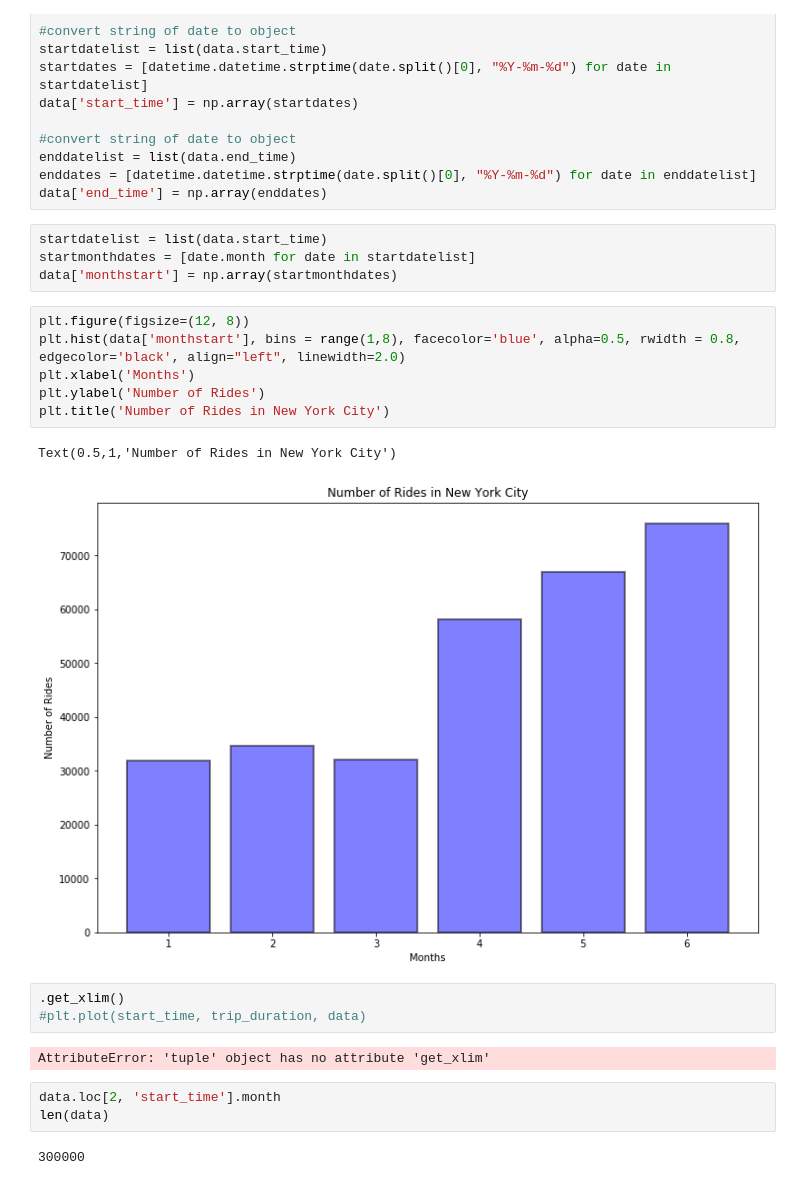
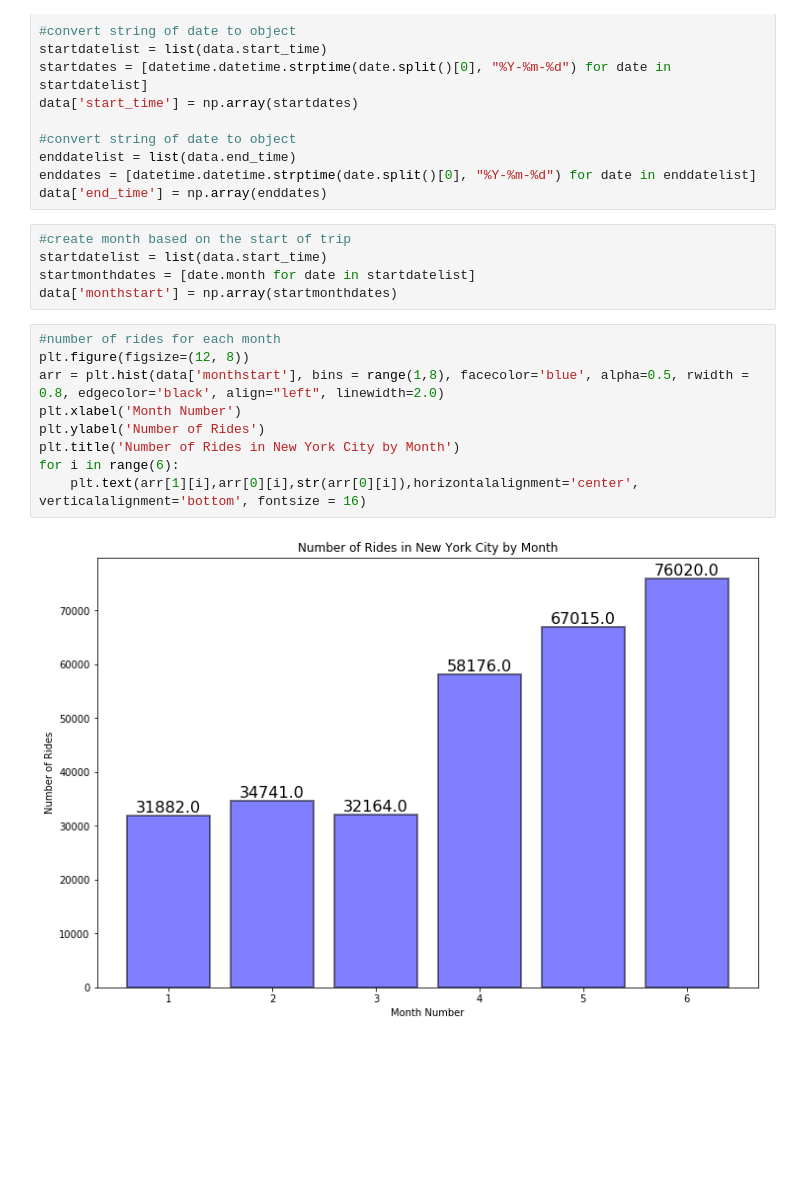
Before and after one commit to jacob-lu/info300final, a Jupyter notebook: Jacob Lu Exploration.ipynb, the cells around one changed output. Saved outputs shown, nothing was run; the diff lists cells and outputs as text; blank space fills up the shorter version.

Commit message:
updated graphs

```diff
--- a/Jacob Lu Exploration.ipynb
+++ b/Jacob Lu Exploration.ipynb
@@ -22,25 +23,18 @@ enddatelist = list(data.end_time)
 enddates = [datetime.datetime.strptime(date.split()[0], "%Y-%m-%d") for date in enddatelist]
 data['end_time'] = np.array(enddates)
 # %%
+#create month based on the start of trip
 startdatelist = list(data.start_time)
 startmonthdates = [date.month for date in startdatelist]
 data['monthstart'] = np.array(startmonthdates)
 # %%
+#number of rides for each month
 plt.figure(figsize=(12, 8))
-plt.hist(data['monthstart'], bins = range(1,8), facecolor='blue', alpha=0.5, rwidth = 0.8, edgecolor='black', align="left", linewidth=2.0)
-plt.xlabel('Months')
+arr = plt.hist(data['monthstart'], bins = range(1,8), facecolor='blue', alpha=0.5, rwidth = 0.8, edgecolor='black', align="left", linewidth=2.0)
+plt.xlabel('Month Number')
 plt.ylabel('Number of Rides')
-plt.title('Number of Rides in New York City')
+plt.title('Number of Rides in New York City by Month')
+for i in range(6):
+    plt.text(arr[1][i],arr[0][i],str(arr[0][i]),horizontalalignment='center', verticalalignment='bottom', fontsize = 16)
 # %% [output]
-Text(0.5,1,'Number of Rides in New York City')
-[figure, old version]
+[figure, new version]
-# %%
-.get_xlim()
-#plt.plot(start_time, trip_duration, data)
-# %% [output]
-AttributeError: 'tuple' object has no attribute 'get_xlim'
-# %%
-data.loc[2, 'start_time'].month
-len(data)
-# %% [output]
-300000
```
Also changed, not shown: parts of 5 cells of this notebook.
